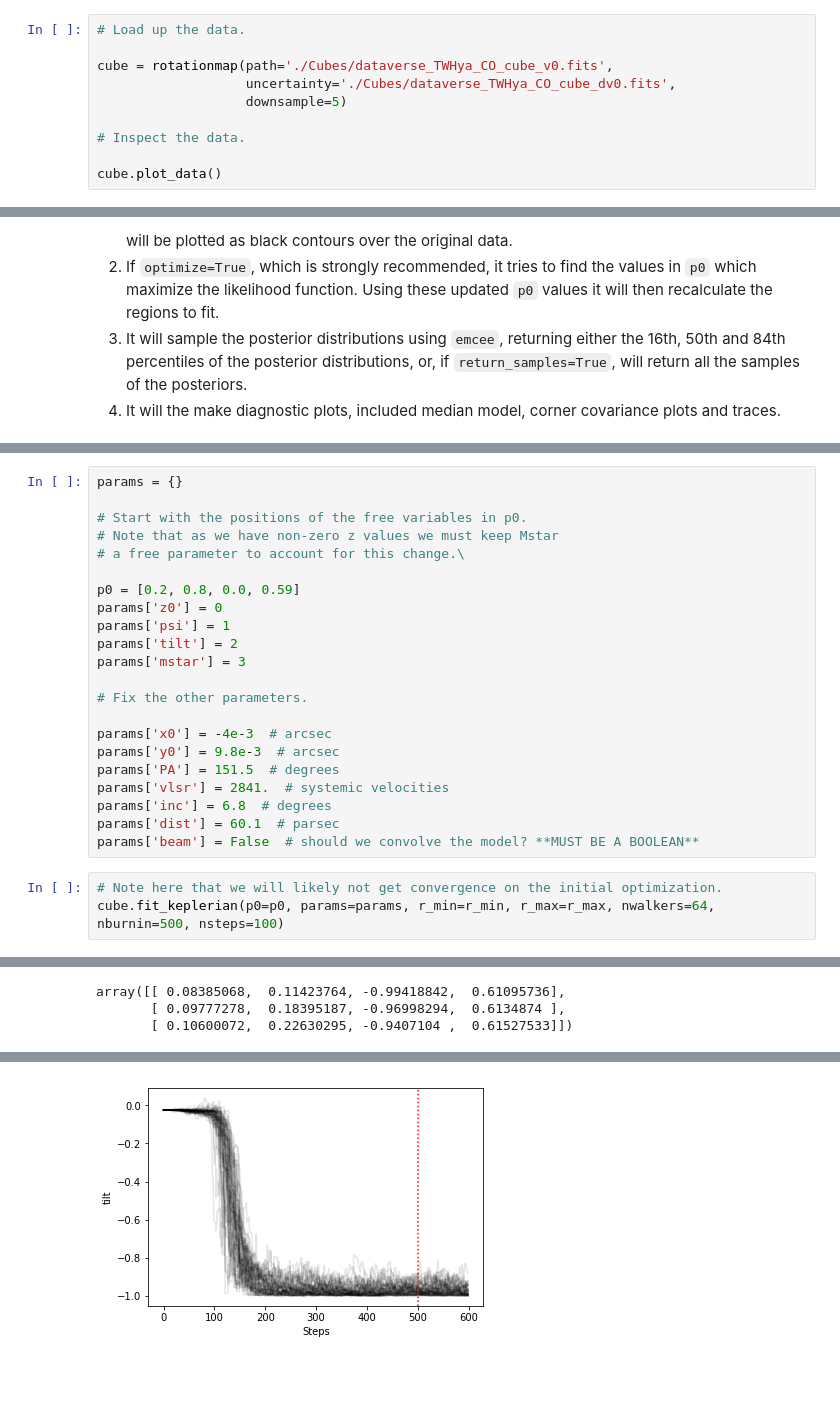
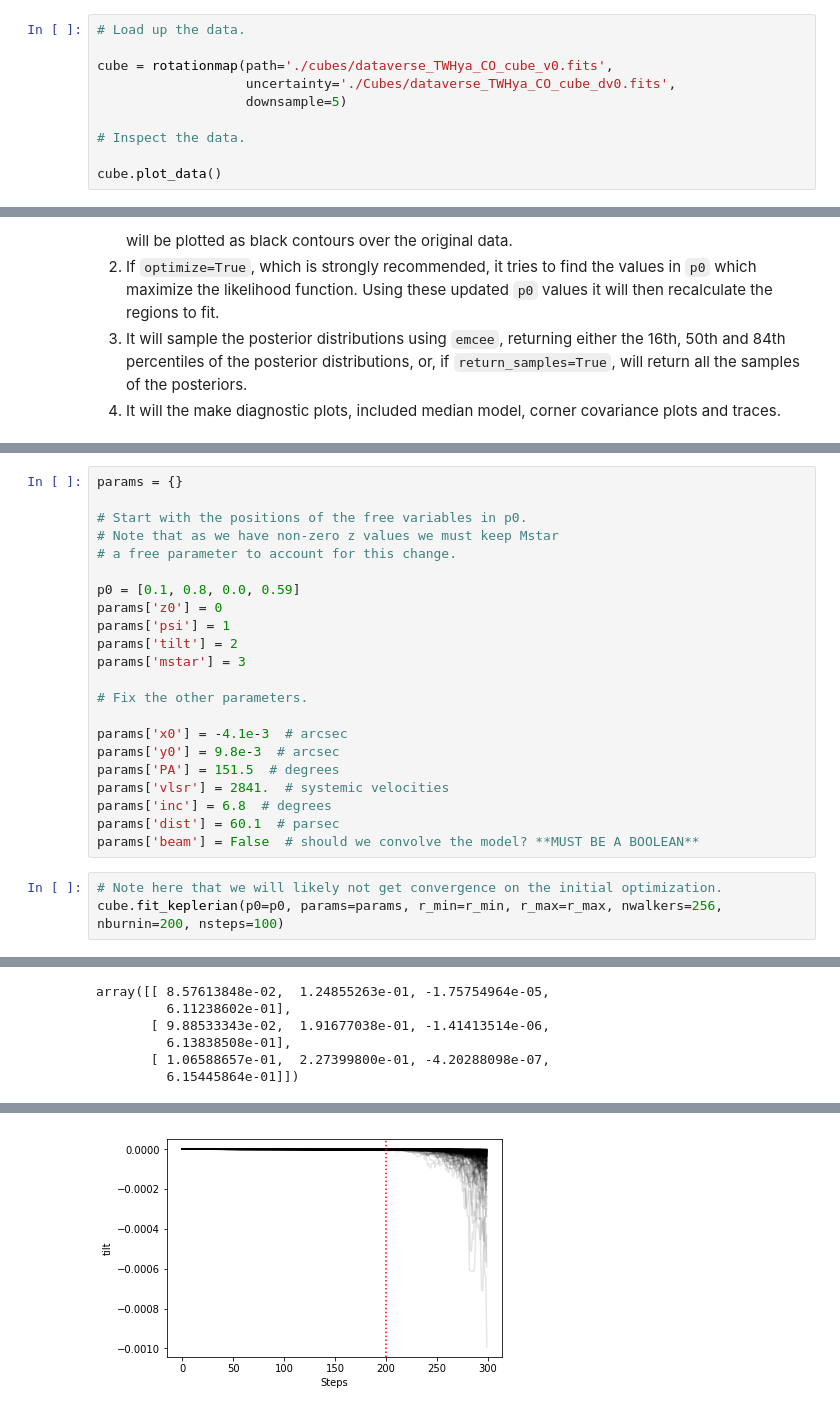
Before and after one commit to richteague/eddy, a Jupyter notebook: docs/Fitting Rotation Maps.ipynb, the cells around one changed output, grey strips where cells are left out. Drawn from its saved outputs; the diff is of its cells as text; blank space fills up the shorter version.

```diff
--- a/docs/Fitting Rotation Maps.ipynb
+++ b/docs/Fitting Rotation Maps.ipynb
@@ -28,7 +20,7 @@ For this example here I have used CASA to clip the image down to the inner regio
 # %%
 # Load up the data.
 
-cube = rotationmap(path='./Cubes/dataverse_TWHya_CO_cube_v0.fits',
+cube = rotationmap(path='./cubes/dataverse_TWHya_CO_cube_v0.fits',
                    uncertainty='./Cubes/dataverse_TWHya_CO_cube_dv0.fits',
                    downsample=5)
 
@@ -123,9 +124,9 @@ params = {}
 
 # Start with the positions of the free variables in p0.
 # Note that as we have non-zero z values we must keep Mstar
-# a free parameter to account for this change.\
+# a free parameter to account for this change.
 
-p0 = [0.2, 0.8, 0.0, 0.59]
+p0 = [0.1, 0.8, 0.0, 0.59]
 params['z0'] = 0
 params['psi'] = 1
 params['tilt'] = 2
@@ -133,7 +134,7 @@ params['mstar'] = 3
 
 # Fix the other parameters.
 
-params['x0'] = -4e-3  # arcsec
+params['x0'] = -4.1e-3  # arcsec
 params['y0'] = 9.8e-3  # arcsec
 params['PA'] = 151.5  # degrees
 params['vlsr'] = 2841.  # systemic velocities
@@ -142,5 +143,5 @@ params['dist'] = 60.1  # parsec
 params['beam'] = False  # should we convolve the model? **MUST BE A BOOLEAN**
 # %%
 # Note here that we will likely not get convergence on the initial optimization.
-cube.fit_keplerian(p0=p0, params=params, r_min=r_min, r_max=r_max, nwalkers=64, nburnin=500, nsteps=100)
+cube.fit_keplerian(p0=p0, params=params, r_min=r_min, r_max=r_max, nwalkers=256, nburnin=200, nsteps=100)
 # %% [output]
@@ -152,3 +153,6 @@ Starting positions:
-array([[ 0.08385068,  0.11423764, -0.99418842,  0.61095736],
-       [ 0.09777278,  0.18395187, -0.96998294,  0.6134874 ],
-       [ 0.10600072,  0.22630295, -0.9407104 ,  0.61527533]])
+array([[ 8.57613848e-02,  1.24855263e-01, -1.75754964e-05,
+         6.11238602e-01],
+       [ 9.88533343e-02,  1.91677038e-01, -1.41413514e-06,
+         6.13838508e-01],
+       [ 1.06588657e-01,  2.27399800e-01, -4.20288098e-07,
+         6.15445864e-01]])
@@ -158 +162 @@ array([[ 0.08385068,  0.11423764, -0.99418842,  0.61095736],
-[figure, old version]
+[figure, new version]
```
Also changed, not shown: parts of 6 cells of this notebook, 10 other files.
